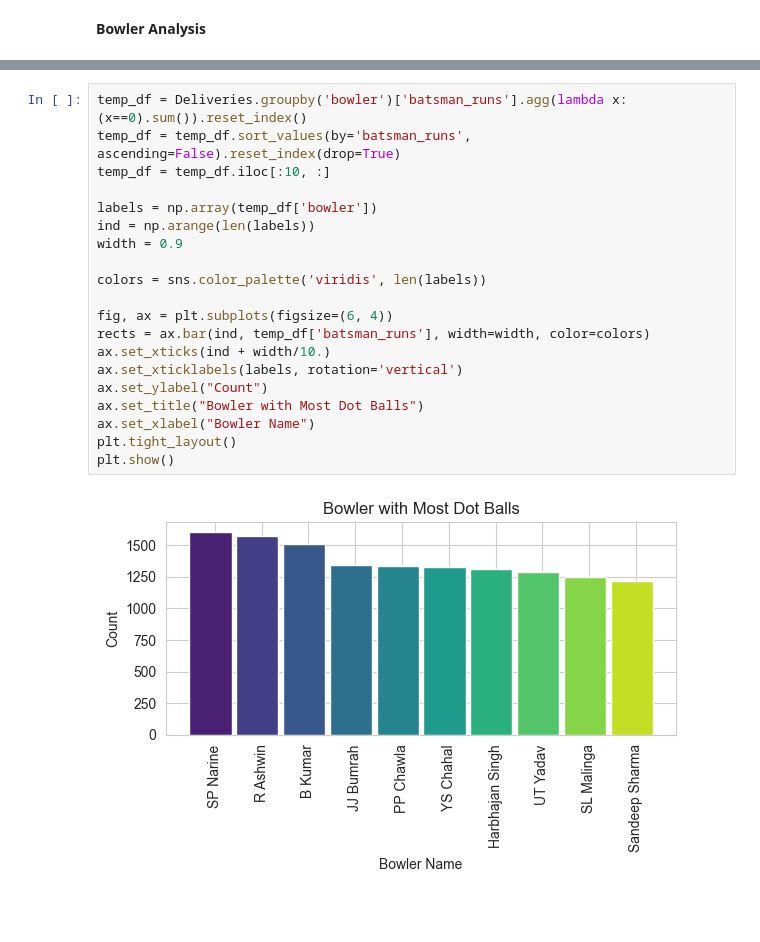
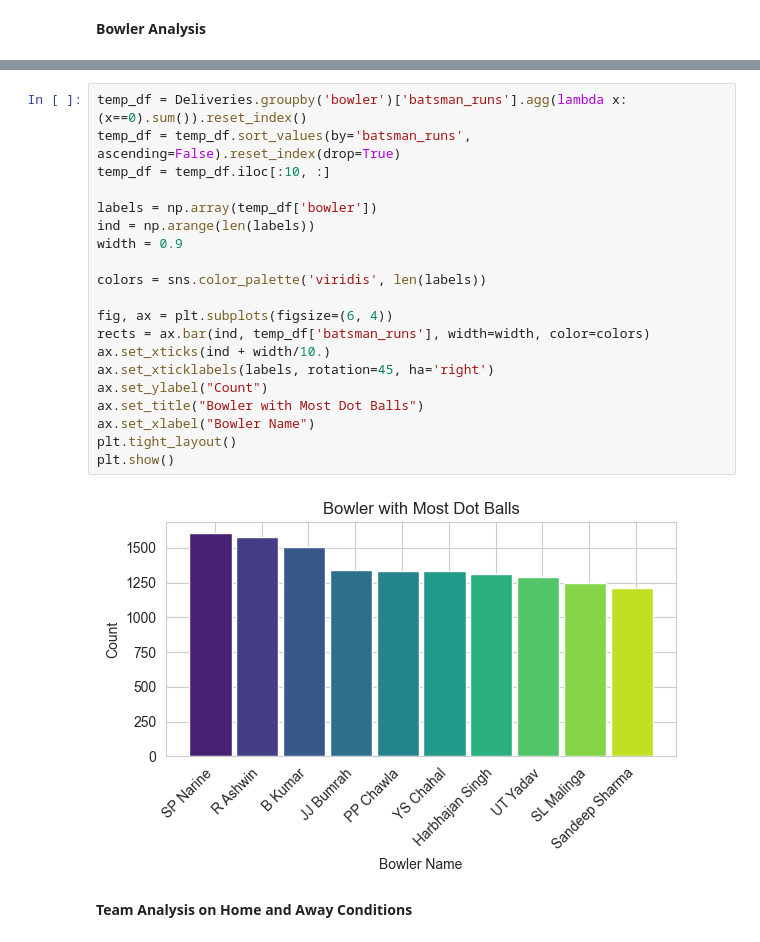
Before and after one commit to vineetsharma9252/New_Cricket_Cast, a Jupyter notebook: src/Preprocessing.ipynb, the cells around one changed output, grey strips where cells are left out. Saved outputs shown, nothing was run; the diff lists cells and outputs as text; blank space fills up the shorter version.

```diff
--- a/src/Preprocessing.ipynb
+++ b/src/Preprocessing.ipynb
@@ -388,22 +388,24 @@ plt.show()
 # %%
 temp_df = Deliveries.groupby('bowler')['batsman_runs'].agg(lambda x: (x==0).sum()).reset_index()
 temp_df = temp_df.sort_values(by='batsman_runs', ascending=False).reset_index(drop=True)
 temp_df = temp_df.iloc[:10, :]
 
 labels = np.array(temp_df['bowler'])
 ind = np.arange(len(labels))
 width = 0.9
 
 colors = sns.color_palette('viridis', len(labels))
 
 fig, ax = plt.subplots(figsize=(6, 4))
 rects = ax.bar(ind, temp_df['batsman_runs'], width=width, color=colors)
 ax.set_xticks(ind + width/10.)
-ax.set_xticklabels(labels, rotation='vertical')
+ax.set_xticklabels(labels, rotation=45, ha='right')
 ax.set_ylabel("Count")
 ax.set_title("Bowler with Most Dot Balls")
 ax.set_xlabel("Bowler Name")
 plt.tight_layout()
 plt.show()
 # %% [output]
-[figure, old version]
+[figure, new version]
+# %% [markdown]
+**Team Analysis on Home and Away Conditions**
```
Also changed, not shown: parts of 7 cells of this notebook.
